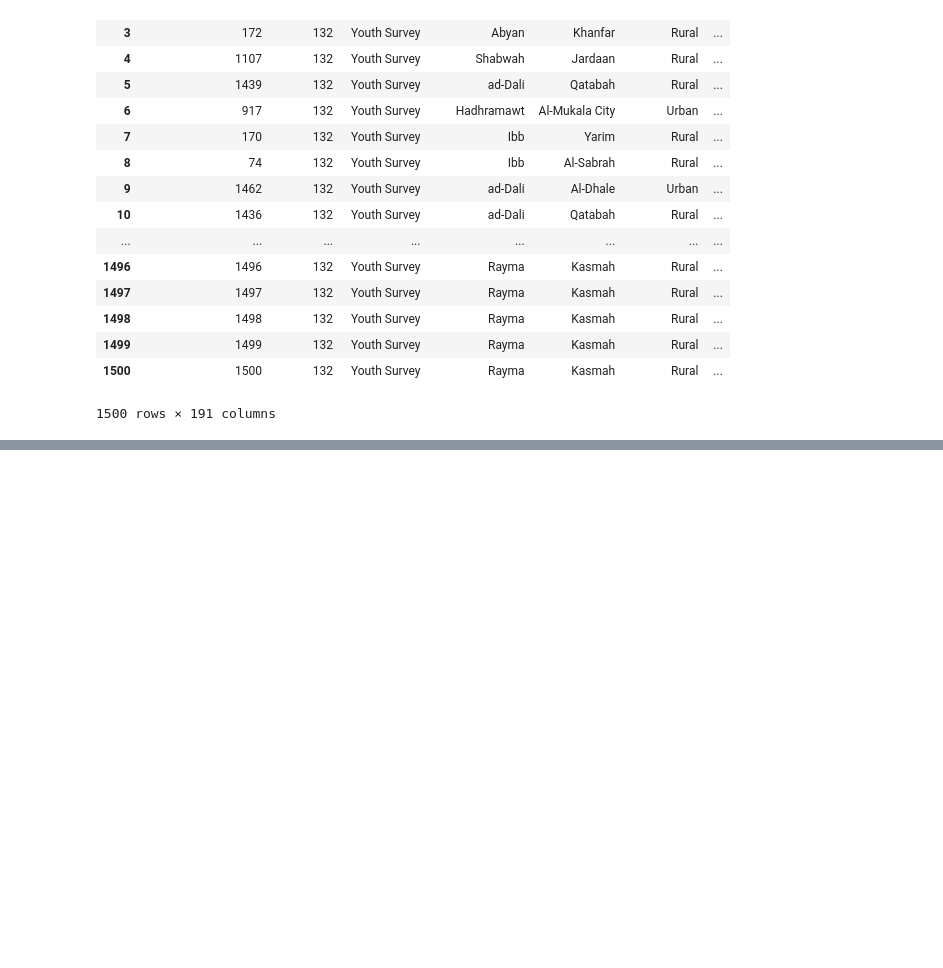
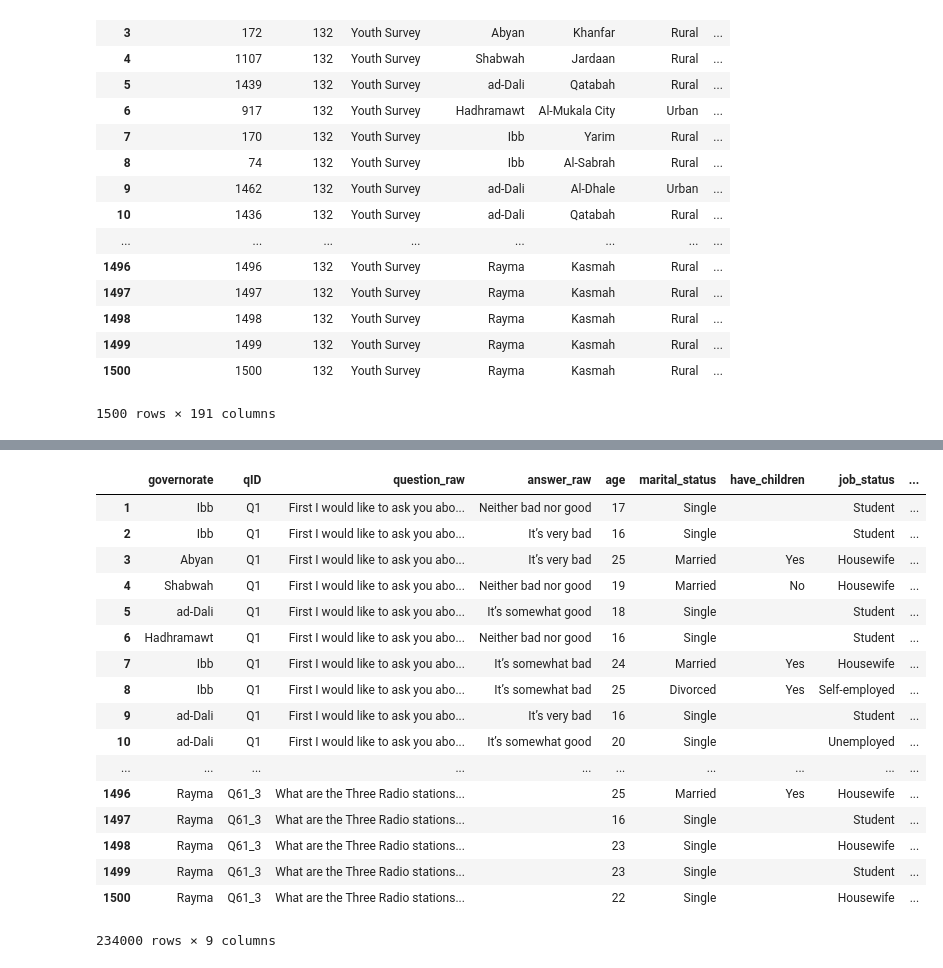
Before and after one commit to cmcenaney/ypc-data, a Jupyter notebook: 1_initial.ipynb, the cells around one changed output, grey strips where cells are left out. Drawn from its saved outputs; the diff is of its cells as text; code cells hidden in the pictures; blank space fills up the shorter version.

Commit message:
with demographic data in large df

```diff
--- a/1_initial.ipynb
+++ b/1_initial.ipynb
@@ -83,0 +52,10 @@ df_a_all
+# %%
+df_ = df.filter(items=question_columns)
+df_['governorate'] = df['M2: Governorate']
+df_['age'] = df['S1: How old are you']
+df_['marital_status'] = df['S2: What is your marital status?'].apply(lambda x: x.split(', ')[0])
+df_['have_children'] = df['S3: Do you have any children?']
+df_['job_status'] = df['S8: What is your job status today?'].apply(lambda x: x.replace('Unemployed, looking for job', 'Unemployed').replace('Works in his/her own business', 'Self-employed'))
+df_['gender'] = df['S11: Gender of respondent']
+
+df_.head()
@@ -83,0 +70,52 @@ df_a_all
+# %%
+df_a_list = []
+for q in question_columns:
+    df_a = pd.DataFrame()
+
+
+
+    q_ = unidecode.unidecode(q)
+    qID = q_.split(':')[0]
+    q_ = q_.split(':')[1].strip()
+
+
+
+    if q_ != 'Other':
+        df_a['governorate'] = df_['governorate']
+        df_a['qID'] = qID
+        df_a['question_raw'] = q_
+        df_a['answer_raw'] = df_[q]
+        df_a['age'] = df_['age']
+        df_a['marital_status'] = df_['marital_status']
+        df_a['have_children'] = df_['have_children']
+        df_a['job_status'] = df_['job_status']
+        df_a['gender'] = df_['gender']
+
+
+
+
+    df_a_list.append(df_a)
+
+df_formatted = pd.concat(df_a_list)
+
+df_formatted = df_formatted.replace('nan','')
+df_formatted
+# %% [output]
+|  | governorate | qID | question_raw | answer_raw | age | marital_status | have_children | job_status | ... |
+| 1 | Ibb | Q1 | First I would like to ask you abo... | Neither bad nor good | 17 | Single |  | Student | ... |
+| 2 | Ibb | Q1 | First I would like to ask you abo... | It’s very bad | 16 | Single |  | Student | ... |
+| 3 | Abyan | Q1 | First I would like to ask you abo... | It’s very bad | 25 | Married | Yes | Housewife | ... |
+| 4 | Shabwah | Q1 | First I would like to ask you abo... | Neither bad nor good | 19 | Married | No | Housewife | ... |
+| 5 | ad-Dali | Q1 | First I would like to ask you abo... | It’s somewhat good | 18 | Single |  | Student | ... |
+| 6 | Hadhramawt | Q1 | First I would like to ask you abo... | Neither bad nor good | 16 | Single |  | Student | ... |
+| 7 | Ibb | Q1 | First I would like to ask you abo... | It’s somewhat bad | 24 | Married | Yes | Housewife | ... |
+| 8 | Ibb | Q1 | First I would like to ask you abo... | It’s somewhat bad | 25 | Divorced | Yes | Self-employed | ... |
+| 9 | ad-Dali | Q1 | First I would like to ask you abo... | It’s very bad | 16 | Single |  | Student | ... |
+| 10 | ad-Dali | Q1 | First I would like to ask you abo... | It’s somewhat good | 20 | Single |  | Unemployed | ... |
+| ... | ... | ... | ... | ... | ... | ... | ... | ... | ... |
+| 1496 | Rayma | Q61_3 | What are the Three Radio stations... |  | 25 | Married | Yes | Housewife | ... |
+| 1497 | Rayma | Q61_3 | What are the Three Radio stations... |  | 16 | Single |  | Student | ... |
+| 1498 | Rayma | Q61_3 | What are the Three Radio stations... |  | 23 | Single |  | Housewife | ... |
+| 1499 | Rayma | Q61_3 | What are the Three Radio stations... |  | 23 | Single |  | Student | ... |
+| 1500 | Rayma | Q61_3 | What are the Three Radio stations... |  | 22 | Single |  | Housewife | ... |
+234000 rows × 9 columns
```
Also changed, not shown: parts of 6 cells of this notebook, 1 other file.
